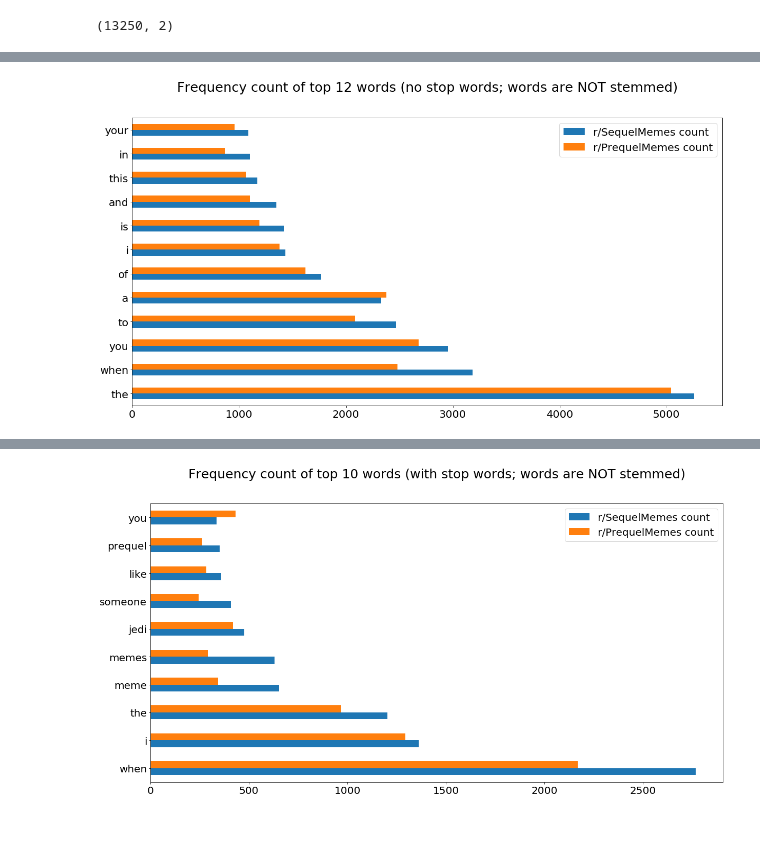
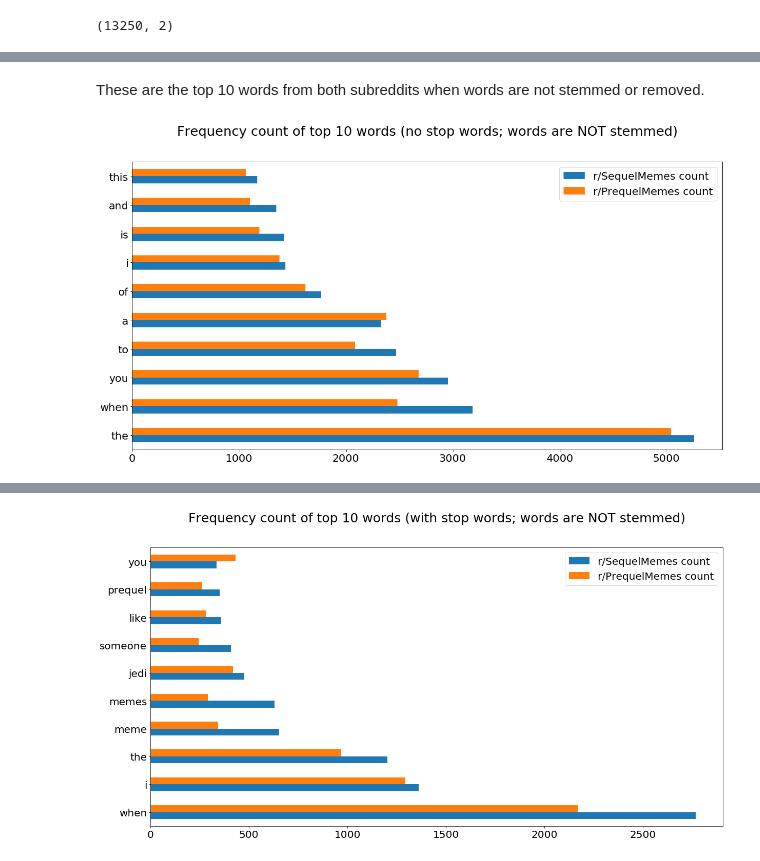
Before and after one commit to rajangdavis/reddit-nlp, a Jupyter notebook: rajan_davis_la/notebooks/EDA and NLP.ipynb, the cells around one changed output, grey strips where cells are left out. Drawn from its saved outputs; the diff is of its cells as text; code cells hidden in the pictures; blank space fills up the shorter version.

```diff
--- a/rajan_davis_la/notebooks/EDA and NLP.ipynb
+++ b/rajan_davis_la/notebooks/EDA and NLP.ipynb
@@ -83,8 +86,0 @@ Newest For both subreddits post is 2018-05-04 11:35:41
-# %%
-cvec = CountVectorizer(stop_words="english", ngram_range=(1,3))
-corpus = [title[0] for title in meme_titles[["title"]].values]
-
-cvec.fit(corpus)
-new_corpus  = cvec.transform(corpus)
-
-new_corpus
@@ -156,7 +152,9 @@ def plot_counts(count, data_frame={}, stop_words=False, stemming=False):
     else:
         plt.savefig(f"../presentation/images/Frequency count of top {len(top_whatever)} words{title_frag}.png")
     print()
+# %% [markdown]
+These are the top 10 words from both subreddits when words are not stemmed or removed.
 # %%
-plot_counts(12)
+plot_counts(10)
 # %% [output]
-[figure, old version]
+[figure, new version]
```
Also changed, not shown: parts of 19 cells of this notebook, 11 other files.
